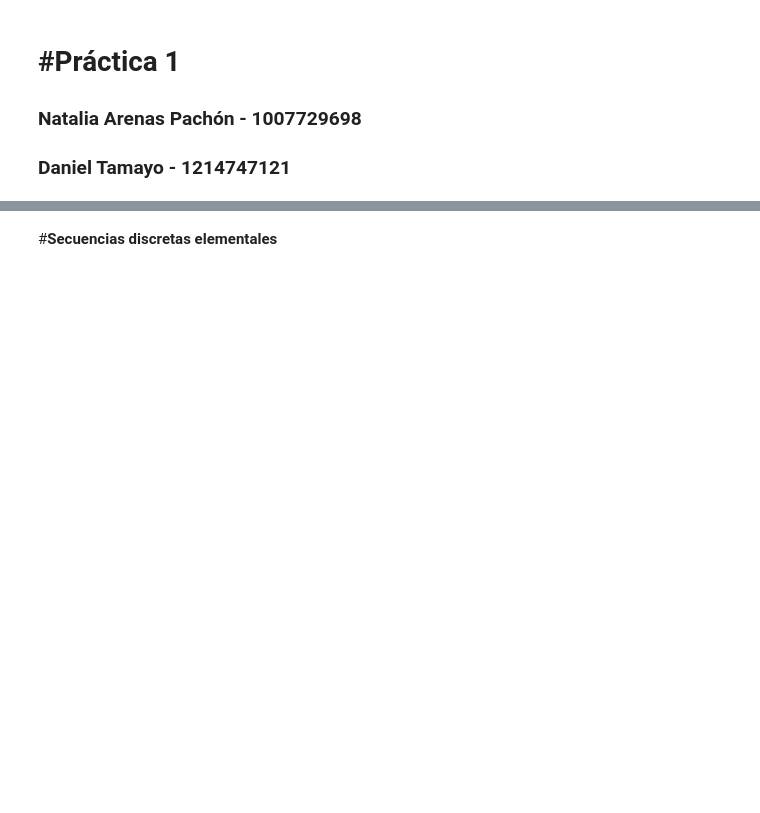
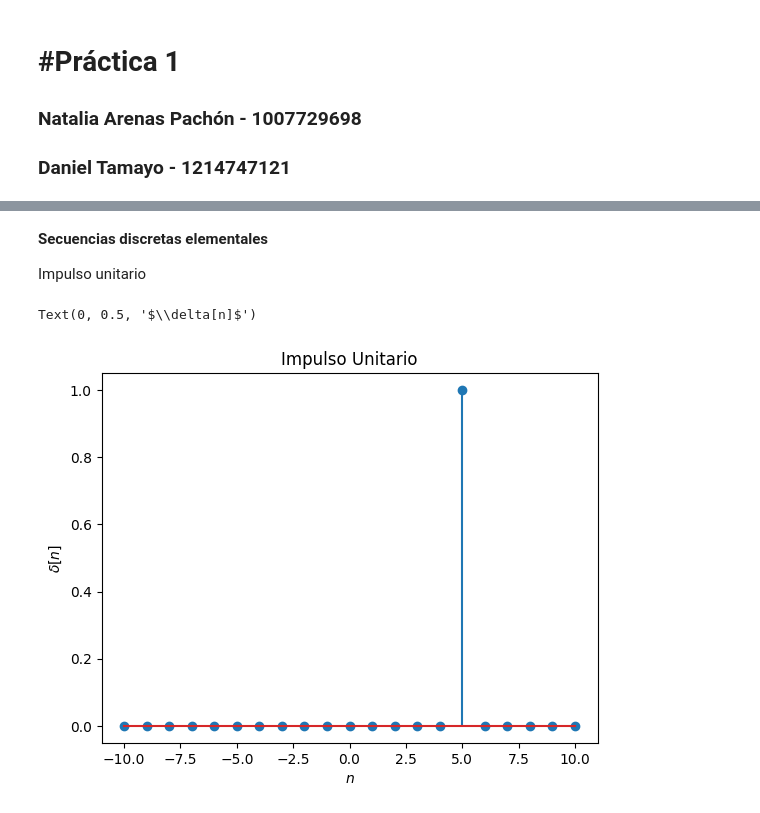
Before and after one commit to NataliaArenasP20/LaboratorioBiosenales, a Jupyter notebook: Practica_2/P2_NataliaArenas_DanielTamayo.ipynb, the cells around one changed output, grey strips where cells are left out. Cells and saved outputs as stored; diff of their text form; code cells hidden in the pictures; blank space fills up the shorter version.

```diff
--- a/Practica_2/P2_NataliaArenas_DanielTamayo.ipynb
+++ b/Practica_2/P2_NataliaArenas_DanielTamayo.ipynb
@@ -12,2 +9,4 @@ Requirement already satisfied: numpy in /usr/local/lib/python3.10/dist-packages
 # %% [markdown]
-#**Secuencias discretas elementales**
+**Secuencias discretas elementales**
+
+Impulso unitario
@@ -17 +13,16 @@ x = [5,6,7,5,4,3]
+# %%
+def impseq(n0,n1,n2):
+  #Genera x(n) = delta(n-n0); n1<= n >= n2
+  n = np.arange(n1,n2+1) #Se crea el vector de muestras
+  x = (n-n0)==0
+  return[x,n]
+
+x,n=impseq(5,-10,10)
+plt.stem(n,x)
+plt.xlabel('$n$')
+plt.title('Impulso Unitario')
+plt.ylabel('$\delta[n]$')
+# %% [output]
+Text(0, 0.5, '$\\delta[n]$')
+[figure, added]
 # %% [markdown]
```
Also changed, not shown: parts of 15 cells of this notebook, 1 other file.
